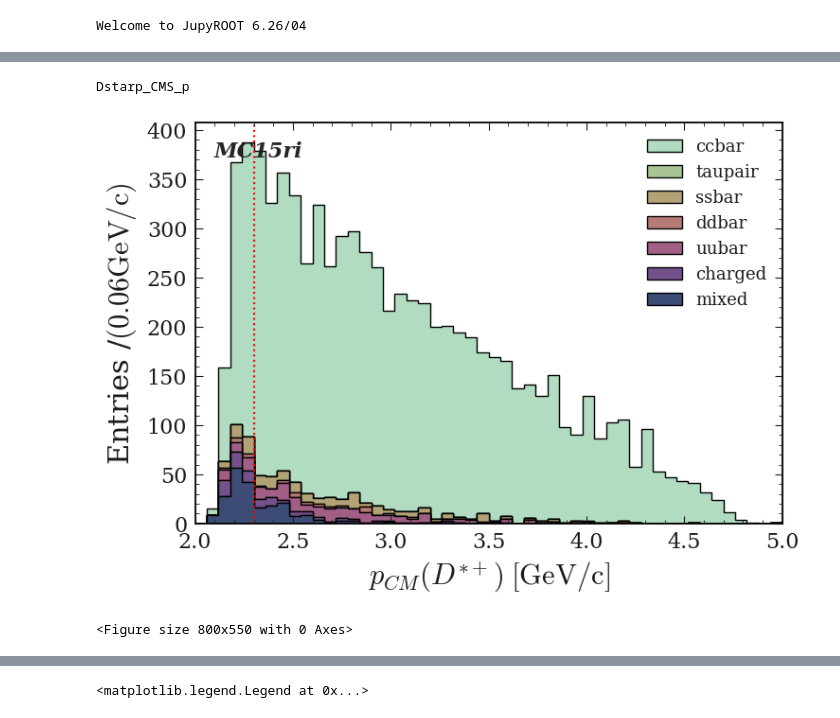
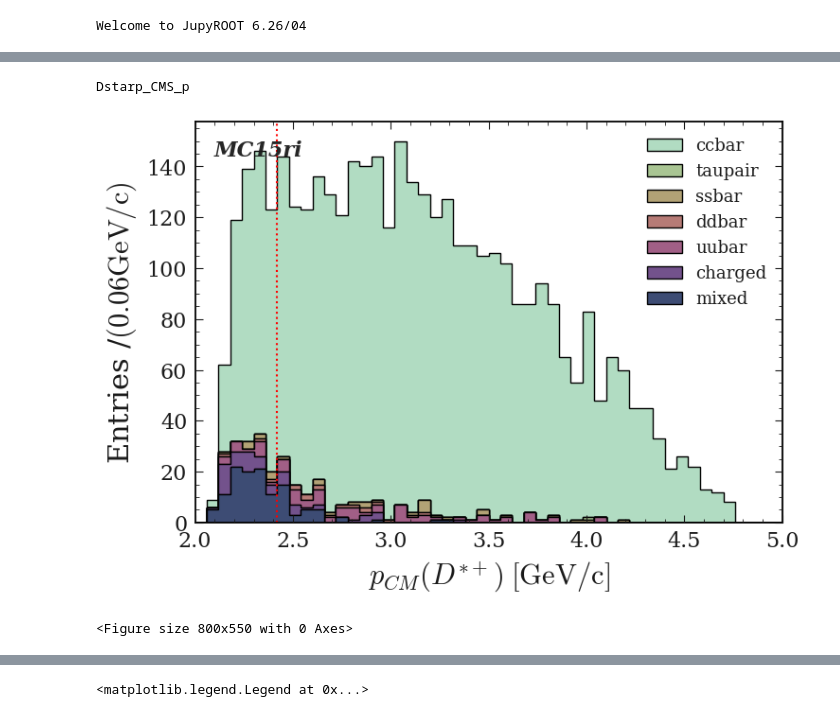
Before and after one commit to jykim-physics/DRAW_and_FITTING, a Jupyter notebook: main/DRAW_1D/kekcc_phig.ipynb, the cells around one changed output, grey strips where cells are left out. Cells and saved outputs as stored; diff of their text form; code cells hidden in the pictures.

```diff
--- a/main/DRAW_1D/kekcc_phig.ipynb
+++ b/main/DRAW_1D/kekcc_phig.ipynb
@@ -26,10 +26,30 @@ Welcome to JupyROOT 6.26/04
 # base_file_loc =  '/media/jykim/T7/storage/01_recon/skim_gE_700MEV_1abinv_pre_extraction/'
 base_file_loc =  '/media/jykim/T7/storage/01_recon/trainv2new_pre_extract/'
 
+base_file_loc =  '/media/jykim/T7/storage/01_recon/trainv2new_sig_extract_400fb/'
+base_file_loc =  '/media/jykim/T7/storage/01_recon/trainv2new_g1_clustertheta_sig_extract_400fb/'
+
+base_file_loc =  '/media/jykim/T7/storage/01_recon/trainv2new_CL_point1_sig_extract_400fb_onlybkg/'
+base_file_loc =  '/media/jykim/T7/storage/01_recon/trainv2new_0009_Q_onlybkg_pre_extract/'
+
+
+base_file_loc =  '/media/jykim/T7/storage/01_recon/trainv2new_0009_Q_sig_extract_sig_bkg/'
+base_file_loc =  '/media/jykim/T7/storage/01_recon/trainv2_new_correct_data_sig_ext/'
+base_file_loc =  '/media/jykim/T7/storage/01_recon/v2_pre_omega_const_bkg/'
+base_file_loc =  '/media/jykim/T7/storage/01_recon/v2_pre_ext_omega_const_wide_Q/'
+
+
+# base_file_loc =  '/media/jykim/T7/storage/01_recon/train_v6_beambkg_sig_ext/'
+
+#base_file_loc =  '/media/jykim/T7/storage/01_recon/trainv2_new_correct_data_sig_ext_zernike/'
+#base_file_loc =  '/media/jykim/T7/storage/01_recon/trainv4_sig_ext_onlybkg/'
 
 # base_file_loc = '/media/jykim/T7/storage/01_recon/pre_extract_skim_1ab_inv/'
 
-phigamma_ccbar = base_file_loc + 'ccbar/recon_udst_*.root'
+# phigamma_ccbar = base_file_loc + 'ccbar/recon_udst_*.root'
+# phigamma_ccbar = base_file_loc + 'topo/generic_ccbar.root'
+phigamma_ccbar = base_file_loc + 'topo/resultfile/result_phi/standard.root'
+
 phigamma_uubar = base_file_loc + 'uubar/recon_udst_*.root'
 phigamma_ddbar = base_file_loc + 'ddbar/recon_udst_*.root'
 phigamma_ssbar = base_file_loc + 'ssbar/recon_udst_*.root'
@@ -254,6 +340,8 @@ Dstarp_Q
 <Figure size 800x550 with 0 Axes>
 # %%
-phig_pre_extraction_cut = 'abs(Phi_M - 1.0195)< 0.011 & abs(Dstarp_Q-0.00593)<0.0006'
+# phig_pre_extraction_cut = 'abs(Phi_M - 1.0195)< 0.011 & abs(Dstarp_Q-0.00593)<0.0006'
+phig_pre_extraction_cut = 'abs(Phi_M - 1.0195)< 0.011 & abs(Dstarp_Q-0.00593)<0.0015'
+phig_pre_extraction_cut = 'abs(Phi_M - 1.0195)< 0.011 & abs(Dstarp_Q-0.00593)<0.0015 & gamma_E>0.7'
 
 phig_pre_extraction_ccbar = pd_phigamma_ccbar.query(phig_pre_extraction_cut)
 phig_pre_extraction_uubar = pd_phigamma_uubar.query(phig_pre_extraction_cut)
@@ -356,37 +444,37 @@ for var in signal_variables:
 
 #     plt.hist(pd_phigamma_ccbar_signal[var],bins=xbins,histtype='step',color='r',label='signal')
 
-    plt.axvline(x=2.3,  color='red', linestyle='dotted')
+    plt.axvline(x=2.42,  color='red', linestyle='dotted')
 
     ax = plt.gca()
 
     # Shrink current axis by 20%
     box = ax.get_position()
     ax.set_position([box.x0, box.y0, box.width , box.height])
 
     # Put a legend to the right of the current axis
     ax.legend(loc='center left', bbox_to_anchor=(1, 0.5))
     plt.legend(prop={'size':13})
 
 #     DRAW(pd_Dtokshortpi0, cut)
 
     watermark(t="",logo="MC15ri")
     ax=plt.gca()
 #     ax.set_title(r'$D^0 \to K^0_S \pi^0$ sample' )
 
     n, xe = np.histogram(ccbar_bkg[var], bins=50, range=xrange)
 
     ax.set_xlim(*xrange)
 #     ax.set_ylim(0,6000)
 
     plt.xlabel("$p_{CM}(D^{*+}) \; [\mathrm{GeV/c}]$")
     width = xe[1]-xe[0]
     plt.ylabel('Entries'+' /' + '$(' + ' '  + "{0:.3f}".format(width).rstrip('0').rstrip('.') + '\mathrm{GeV/c})$');
     plt.show()
     plt.clf()
 # %% [output]
 Dstarp_CMS_p
-[figure, old version]
+[figure, new version]
 <Figure size 800x550 with 0 Axes>
 # %%
 labels = ['mixed', 'charged', 'uubar', 'ddbar', 'ssbar', 'taupair','ccbar']
```
Also changed, not shown: parts of 23 cells of this notebook, 29 other files.
